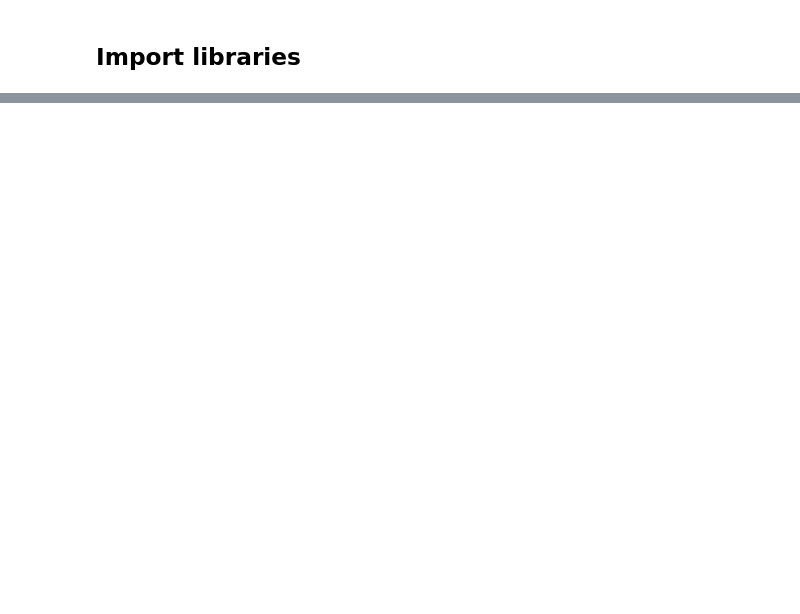
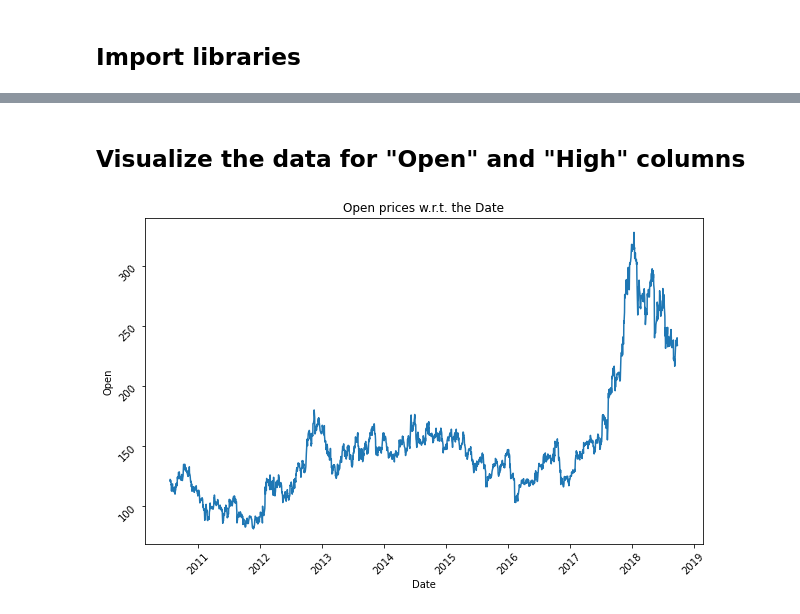
Before and after one commit to peeush-the-developer/LGMVIP-DataScience, a Jupyter notebook: Stock-Prices-Prediction-LSTM/stacked_lstm.ipynb, the cells around one changed output, grey strips where cells are left out. Drawn from its saved outputs; the diff is of its cells as text; code cells hidden in the pictures; blank space fills up the shorter version.

Commit message:
Add logic to preprocess the data to pass into LSTM model

```diff
--- a/Stock-Prices-Prediction-LSTM/stacked_lstm.ipynb
+++ b/Stock-Prices-Prediction-LSTM/stacked_lstm.ipynb
@@ -30,0 +31,4 @@ IMPORTANT: PLEASE READ THIS FOR ADVICE ON HOW TO SOLVE THIS ISSUE!
+# %%
+data = pd.read_csv('https://raw.githubusercontent.com/mwitiderrick/stockprice/master/NSE-TATAGLOBAL.csv')
+data.head()
+# training_set = dataset_train.iloc[:, 1:2].values
@@ -30,0 +60,4 @@ IMPORTANT: PLEASE READ THIS FOR ADVICE ON HOW TO SOLVE THIS ISSUE!
+# %%
+# Convert the Date into pandas DateTime format
+data['Date'] = pd.to_datetime(data['Date'])
+data.info()
@@ -30,0 +92,14 @@ IMPORTANT: PLEASE READ THIS FOR ADVICE ON HOW TO SOLVE THIS ISSUE!
+# %% [markdown]
+## Visualize the data for "Open" and "High" columns
+# %%
+# Plot "Open" prices w.r.t. Date
+plt.figure(figsize=(10, 6))
+plt.plot(data['Date'], data['Open'])
+# plt.plot(data['Date'], data['High'], 'go')
+plt.tick_params(rotation=45)
+plt.title('Open prices w.r.t. the Date')
+plt.xlabel('Date')
+plt.ylabel('Open')
+plt.show()
+# %% [output]
+[figure, added]
```
Also changed, not shown: parts of 18 cells of this notebook.
